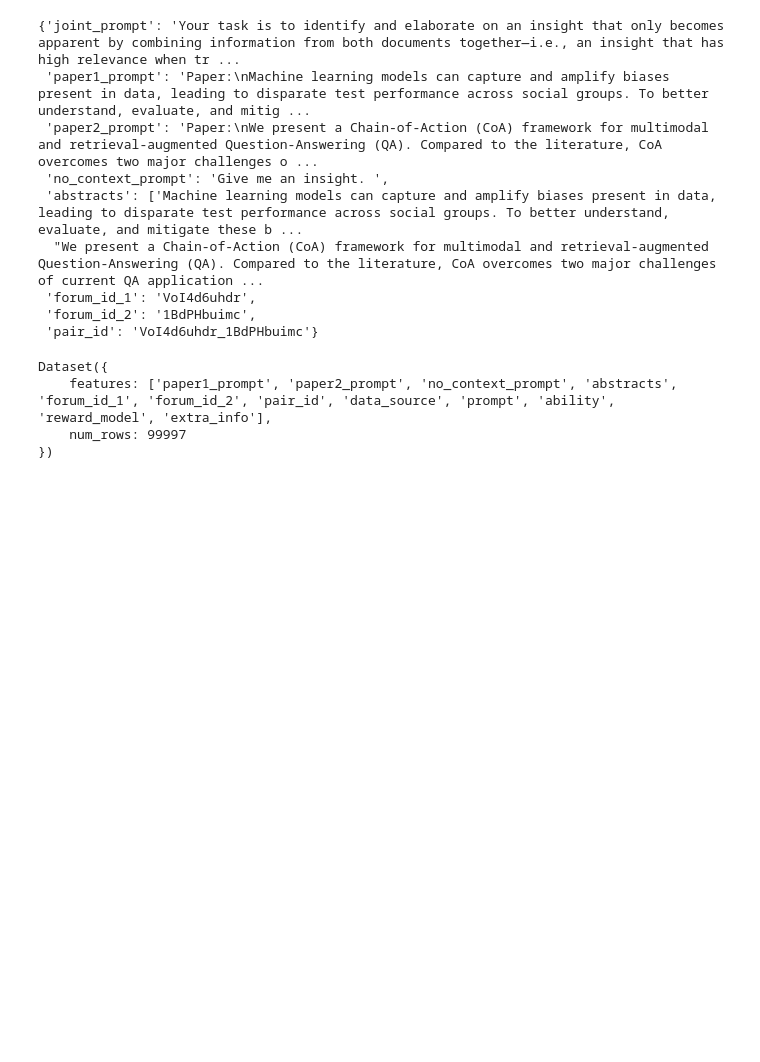
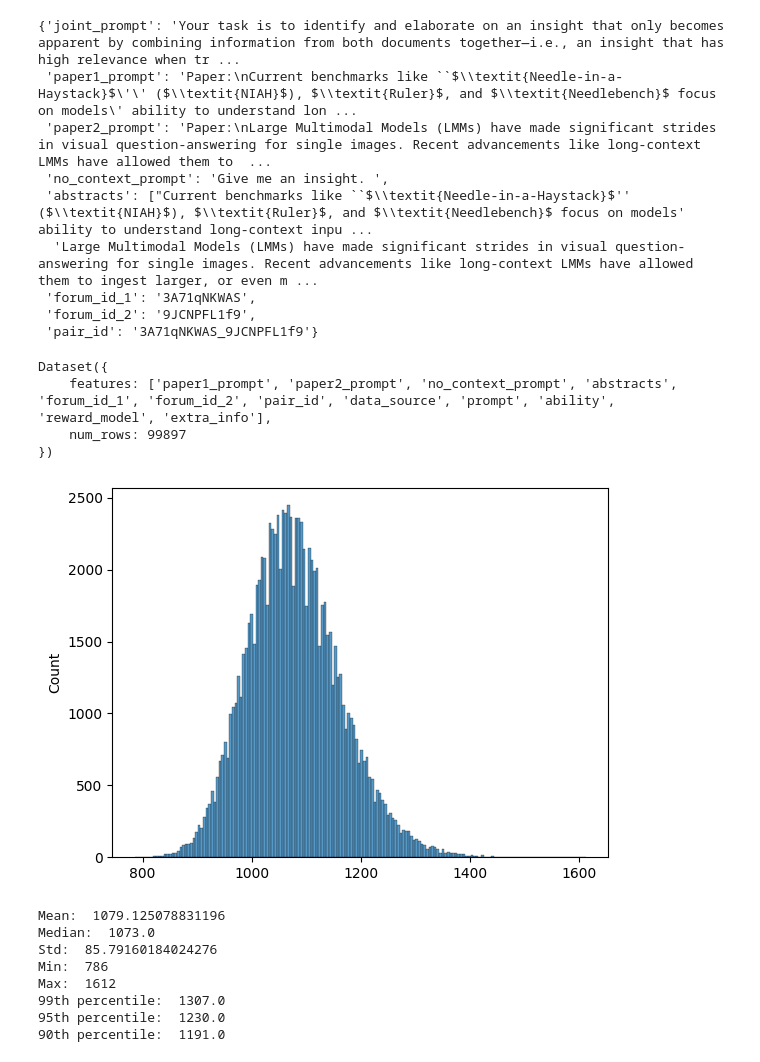
Before and after one commit to matthewyryang/math-curriculum, a Jupyter notebook: verl/utils/reward_score/insight/save_rl_to_parquet.ipynb, the cells around one changed output. Drawn from its saved outputs; the diff is of its cells as text; code cells hidden in the pictures; blank space fills up the shorter version.

```diff
--- a/verl/utils/reward_score/insight/save_rl_to_parquet.ipynb
+++ b/verl/utils/reward_score/insight/save_rl_to_parquet.ipynb
@@ -2,5 +2,6 @@
 import datasets
 
 ds = datasets.load_dataset('joyheyueya/250428_abstract_pair', split='train')
+ds = ds.train_test_split(test_size=0.001, seed=42)
 ds
 # %% [output]
@@ -10,16 +17,16 @@ Dataset({
 })
 # %%
-ds[0]
+ds['train'][0]
 # %% [output]
 {'joint_prompt': 'Your task is to identify and elaborate on an insight that only becomes apparent by combining information from both documents together—i.e., an insight that has high relevance when tr ...
- 'paper1_prompt': 'Paper:\nMachine learning models can capture and amplify biases present in data, leading to disparate test performance across social groups. To better understand, evaluate, and mitig ...
- 'paper2_prompt': 'Paper:\nWe present a Chain-of-Action (CoA) framework for multimodal and retrieval-augmented Question-Answering (QA). Compared to the literature, CoA overcomes two major challenges o ...
+ 'paper1_prompt': 'Paper:\nCurrent benchmarks like ``$\\textit{Needle-in-a-Haystack}$\'\' ($\\textit{NIAH}$), $\\textit{Ruler}$, and $\\textit{Needlebench}$ focus on models\' ability to understand lon ...
+ 'paper2_prompt': 'Paper:\nLarge Multimodal Models (LMMs) have made significant strides in visual question-answering for single images. Recent advancements like long-context LMMs have allowed them to  ...
  'no_context_prompt': 'Give me an insight. ',
- 'abstracts': ['Machine learning models can capture and amplify biases present in data, leading to disparate test performance across social groups. To better understand, evaluate, and mitigate these b ...
-  "We present a Chain-of-Action (CoA) framework for multimodal and retrieval-augmented Question-Answering (QA). Compared to the literature, CoA overcomes two major challenges of current QA application ...
- 'forum_id_1': 'VoI4d6uhdr',
- 'forum_id_2': '1BdPHbuimc',
- 'pair_id': 'VoI4d6uhdr_1BdPHbuimc'}
+ 'abstracts': ["Current benchmarks like ``$\\textit{Needle-in-a-Haystack}$'' ($\\textit{NIAH}$), $\\textit{Ruler}$, and $\\textit{Needlebench}$ focus on models' ability to understand long-context inpu ...
+  'Large Multimodal Models (LMMs) have made significant strides in visual question-answering for single images. Recent advancements like long-context LMMs have allowed them to ingest larger, or even m ...
+ 'forum_id_1': '3A71qNKWAS',
+ 'forum_id_2': '9JCNPFL1f9',
+ 'pair_id': '3A71qNKWAS_9JCNPFL1f9'}
 # %%
 from typing import Dict, Any, Optional
 import os
@@ -48,6 +55,7 @@ def make_map_fn(split: str):
                 "ground_truth": answer
             },
             "extra_info": {
+                'joint_prompt': question,
                 'paper1_prompt': example['paper1_prompt'],
                 'paper2_prompt': example['paper2_prompt'],
                 'no_context_prompt': example['no_context_prompt'],
@@ -62,13 +70,49 @@ def make_map_fn(split: str):
         return data
     return process_fn
 
-ds_train = ds.map(function=make_map_fn('train'), with_indices=True, num_proc=os.cpu_count())
-ds_test = ds.map(function=make_map_fn('test'), with_indices=True, num_proc=os.cpu_count())
+ds_train = ds['train'].map(function=make_map_fn('train'), with_indices=True, num_proc=os.cpu_count())
+ds_test = ds['test'].map(function=make_map_fn('test'), with_indices=True, num_proc=os.cpu_count())
 
 
 ds_train
 # %% [output]
 Dataset({
     features: ['paper1_prompt', 'paper2_prompt', 'no_context_prompt', 'abstracts', 'forum_id_1', 'forum_id_2', 'pair_id', 'data_source', 'prompt', 'ability', 'reward_model', 'extra_info'],
-    num_rows: 99997
+    num_rows: 99897
 })
+# %%
+from transformers import AutoTokenizer
+tokenizer = AutoTokenizer.from_pretrained('Qwen/Qwen2.5-3B')
+
+def map_tok_length(example):
+    example['prompt_tok_length'] = len(tokenizer.encode(example['prompt'][0]['content']))
+    return example
+
+ds_train = ds_train.map(map_tok_length, num_proc=os.cpu_count())
+ds_test = ds_test.map(map_tok_length, num_proc=os.cpu_count())
+# %%
+from matplotlib import pyplot as plt
+from seaborn import histplot
+all_tok_lengths = ds_train['prompt_tok_length']
+histplot(all_tok_lengths)
+plt.show()
+
+import numpy as np
+print('Mean: ', np.mean(all_tok_lengths))
+print('Median: ', np.median(all_tok_lengths))
+print('Std: ', np.std(all_tok_lengths))
+print('Min: ', np.min(all_tok_lengths))
+print('Max: ', np.max(all_tok_lengths))
+print('99th percentile: ', np.percentile(all_tok_lengths, 99))
+print('95th percentile: ', np.percentile(all_tok_lengths, 95))
+print('90th percentile: ', np.percentile(all_tok_lengths, 90))
+# %% [output]
+[figure, added]
+Mean:  1079.125078831196
+Median:  1073.0
+Std:  85.79160184024276
+Min:  786
+Max:  1612
+99th percentile:  1307.0
+95th percentile:  1230.0
+90th percentile:  1191.0
```
Also changed, not shown: parts of 9 cells of this notebook, 17 other files.
